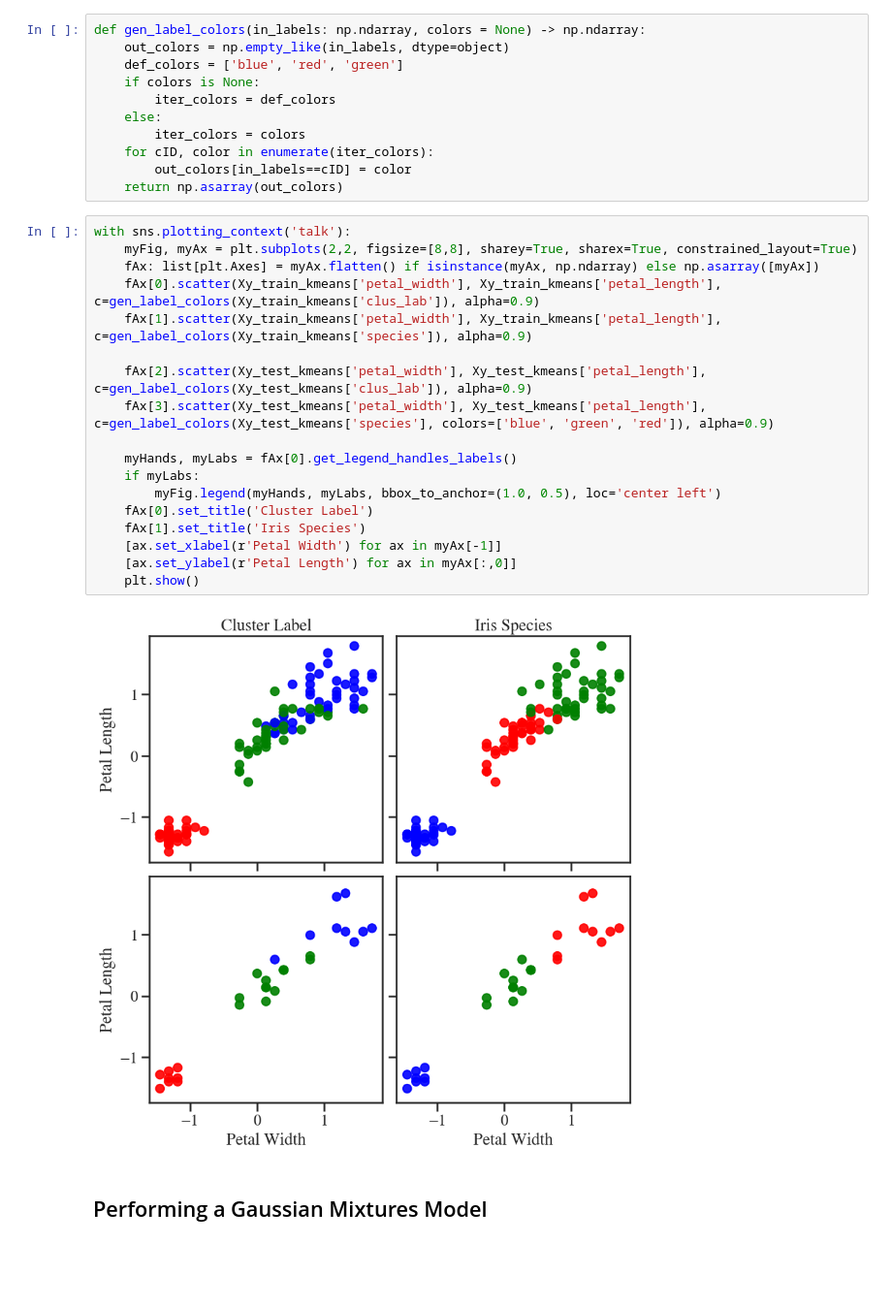
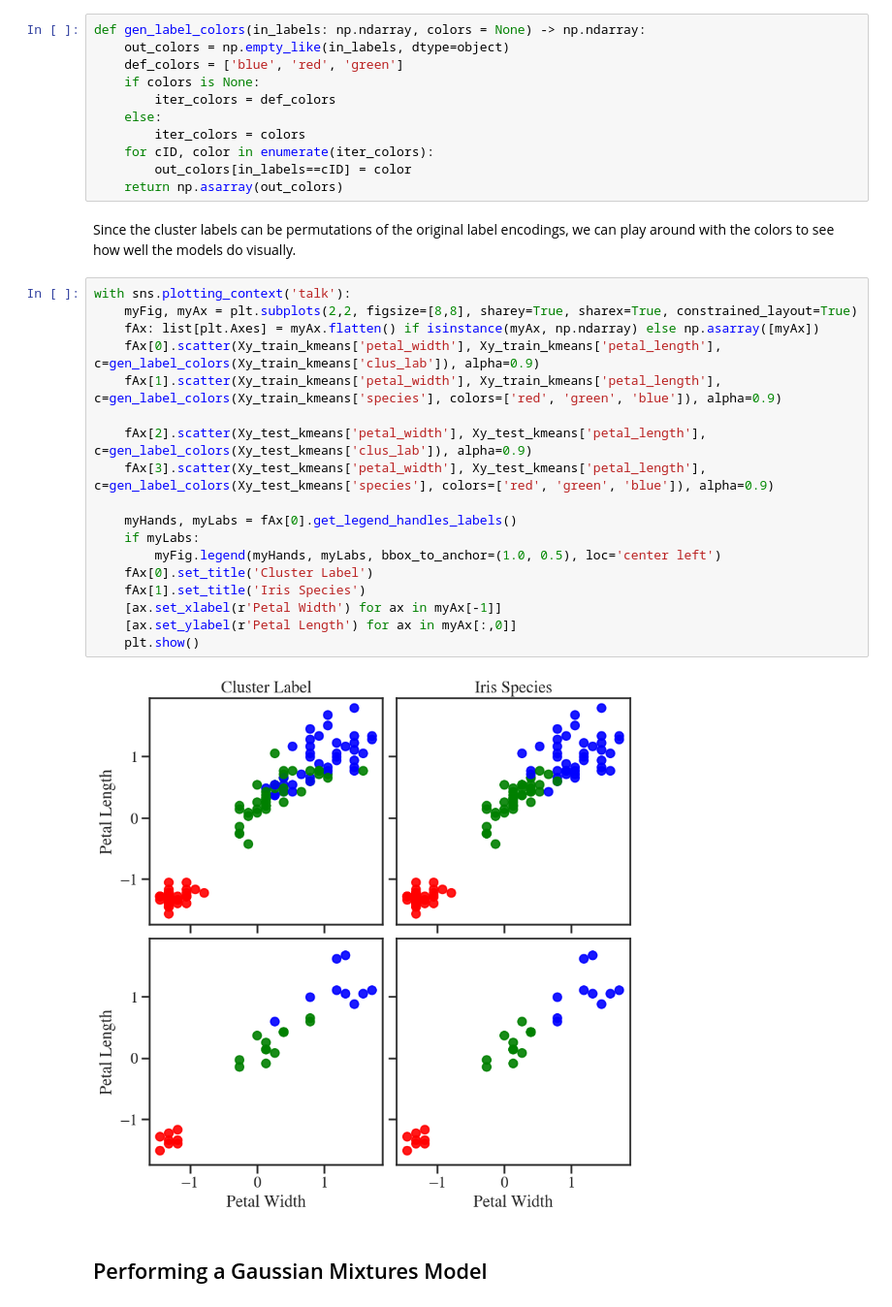
Before and after one commit to FurqanDar/DataScience-MachineLearning-Portfolio, a Jupyter notebook: Iris_DataSet/01_iris_dataset.ipynb, the cells around one changed output. Shown at 97% size. Saved outputs shown, nothing was run; the diff lists cells and outputs as text; blank space fills up the shorter version.

```diff
--- a/Iris_DataSet/01_iris_dataset.ipynb
+++ b/Iris_DataSet/01_iris_dataset.ipynb
@@ -123,26 +127,28 @@ def gen_label_colors(in_labels: np.ndarray, colors = None) -> np.ndarray:
     for cID, color in enumerate(iter_colors):
         out_colors[in_labels==cID] = color
     return np.asarray(out_colors)
+# %% [markdown]
+Since the cluster labels can be permutations of the original label encodings, we can play around with the colors to see how well the models do visually.
 # %%
 with sns.plotting_context('talk'):
     myFig, myAx = plt.subplots(2,2, figsize=[8,8], sharey=True, sharex=True, constrained_layout=True)
     fAx: list[plt.Axes] = myAx.flatten() if isinstance(myAx, np.ndarray) else np.asarray([myAx])
     fAx[0].scatter(Xy_train_kmeans['petal_width'], Xy_train_kmeans['petal_length'], c=gen_label_colors(Xy_train_kmeans['clus_lab']), alpha=0.9)
-    fAx[1].scatter(Xy_train_kmeans['petal_width'], Xy_train_kmeans['petal_length'], c=gen_label_colors(Xy_train_kmeans['species']), alpha=0.9)
+    fAx[1].scatter(Xy_train_kmeans['petal_width'], Xy_train_kmeans['petal_length'], c=gen_label_colors(Xy_train_kmeans['species'], colors=['red', 'green', 'blue']), alpha=0.9)
 
     fAx[2].scatter(Xy_test_kmeans['petal_width'], Xy_test_kmeans['petal_length'], c=gen_label_colors(Xy_test_kmeans['clus_lab']), alpha=0.9)
-    fAx[3].scatter(Xy_test_kmeans['petal_width'], Xy_test_kmeans['petal_length'], c=gen_label_colors(Xy_test_kmeans['species'], colors=['blue', 'green', 'red']), alpha=0.9)
+    fAx[3].scatter(Xy_test_kmeans['petal_width'], Xy_test_kmeans['petal_length'], c=gen_label_colors(Xy_test_kmeans['species'], colors=['red', 'green', 'blue']), alpha=0.9)
 
     myHands, myLabs = fAx[0].get_legend_handles_labels()
     if myLabs:
         myFig.legend(myHands, myLabs, bbox_to_anchor=(1.0, 0.5), loc='center left')
     fAx[0].set_title('Cluster Label')
     fAx[1].set_title('Iris Species')
     [ax.set_xlabel(r'Petal Width') for ax in myAx[-1]]
     [ax.set_ylabel(r'Petal Length') for ax in myAx[:,0]]
     plt.show()
 # %% [output]
-[figure, old version]
+[figure, new version]
 # %% [markdown]
 ## Performing a Gaussian Mixtures Model
 # %%
```
Also changed, not shown: parts of 3 cells of this notebook.
